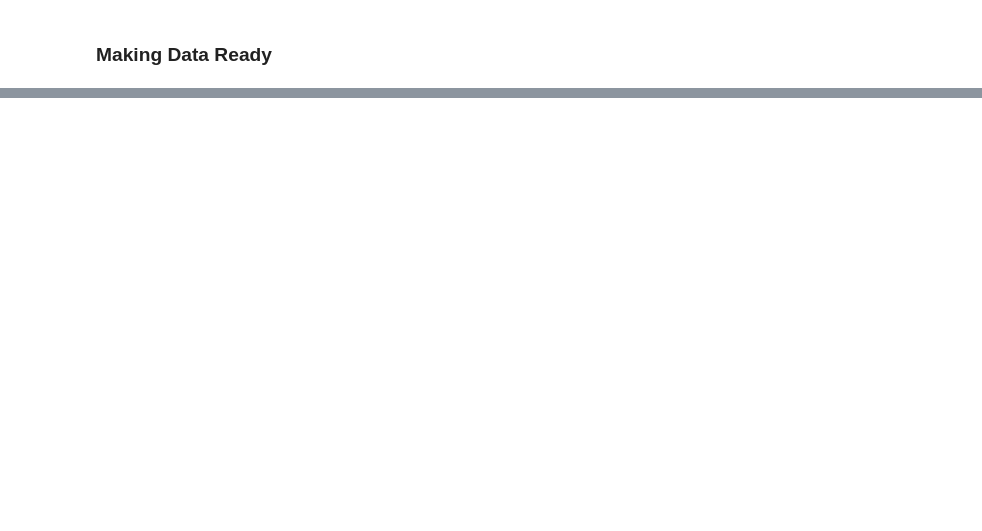
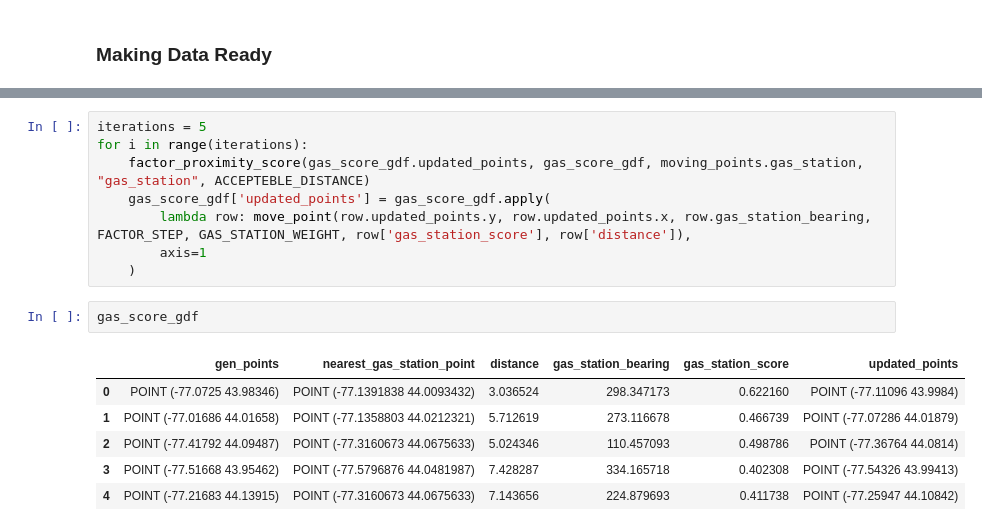
Before and after one commit to sheldonoronha/ev-charging-optimization, a Jupyter notebook: notebooks/04_vector_space_optimization.ipynb, the cells around one changed output, grey strips where cells are left out. Cells and saved outputs as stored; diff of their text form; blank space fills up the shorter version.

```diff
--- a/notebooks/04_vector_space_optimization.ipynb
+++ b/notebooks/04_vector_space_optimization.ipynb
@@ -179,0 +434,17 @@ geometry_gdf_within = geometry_gdf[within_polygon]
+# %%
+iterations = 5
+for i in range(iterations):
+    factor_proximity_score(gas_score_gdf.updated_points, gas_score_gdf, moving_points.gas_station, "gas_station", ACCEPTEBLE_DISTANCE)
+    gas_score_gdf['updated_points'] = gas_score_gdf.apply(
+        lambda row: move_point(row.updated_points.y, row.updated_points.x, row.gas_station_bearing, FACTOR_STEP, GAS_STATION_WEIGHT, row['gas_station_score'], row['distance']),
+        axis=1
+    )
+# %%
+gas_score_gdf
+# %% [output]
+|  | gen_points | nearest_gas_station_point | distance | gas_station_bearing | gas_station_score | updated_points |
+| 0 | POINT (-77.0725 43.98346) | POINT (-77.1391838 44.0093432) | 3.036524 | 298.347173 | 0.622160 | POINT (-77.11096 43.9984) |
+| 1 | POINT (-77.01686 44.01658) | POINT (-77.1358803 44.0212321) | 5.712619 | 273.116678 | 0.466739 | POINT (-77.07286 44.01879) |
+| 2 | POINT (-77.41792 44.09487) | POINT (-77.3160673 44.0675633) | 5.024346 | 110.457093 | 0.498786 | POINT (-77.36764 44.0814) |
+| 3 | POINT (-77.51668 43.95462) | POINT (-77.5796876 44.0481987) | 7.428287 | 334.165718 | 0.402308 | POINT (-77.54326 43.99413) |
+| 4 | POINT (-77.21683 44.13915) | POINT (-77.3160673 44.0675633) | 7.143656 | 224.879693 | 0.411738 | POINT (-77.25947 44.10842) |
```
Also changed, not shown: parts of 43 cells of this notebook.
